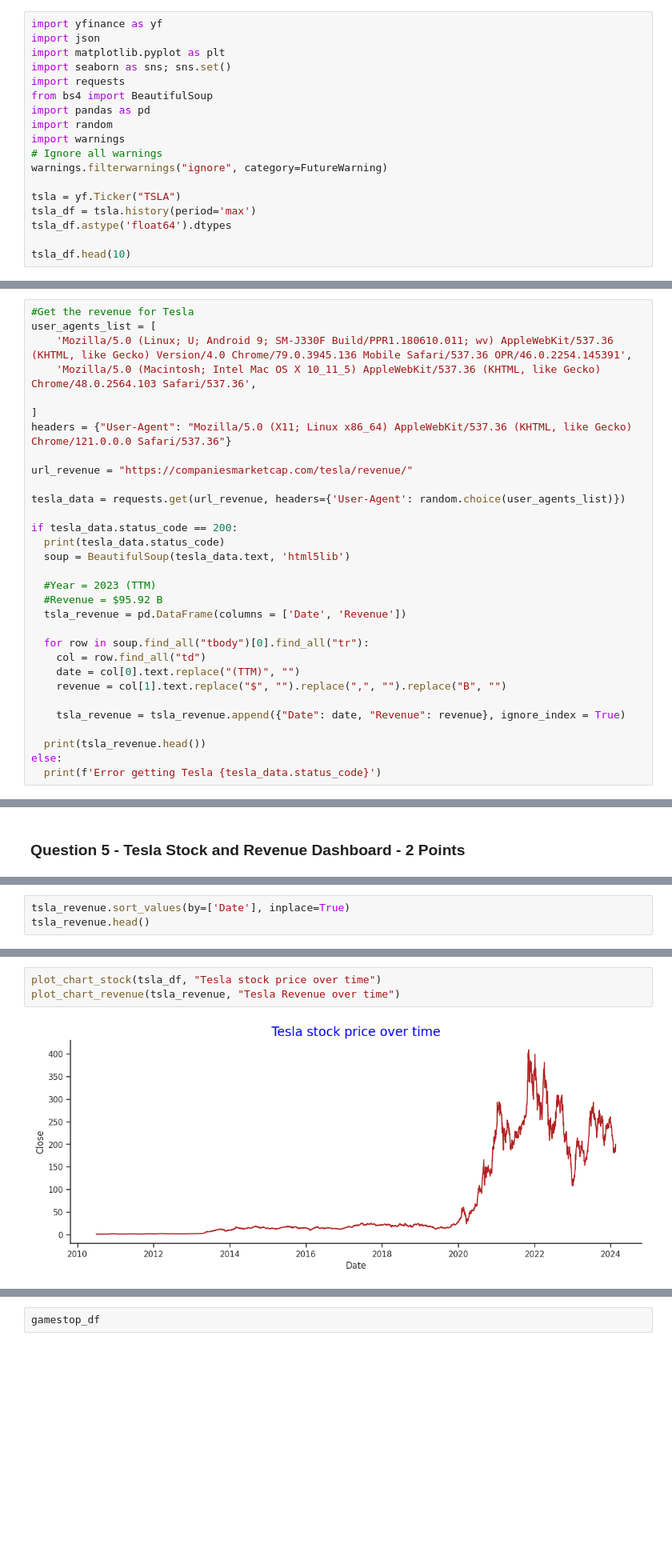
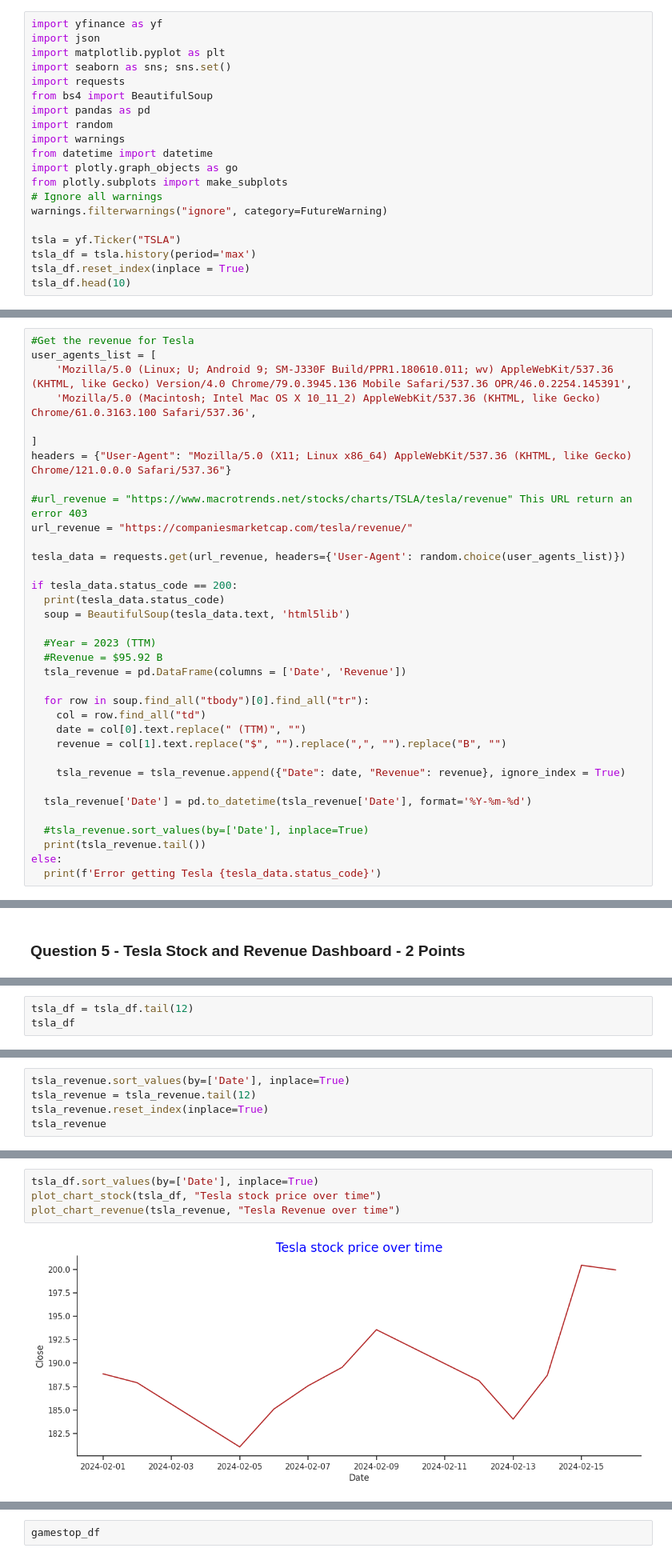
Before and after one commit to pauldiop/IBM-DATA-SCIENCE-COURSE, a Jupyter notebook: PaulD_Python_Project_Final.ipynb, the cells around one changed output, grey strips where cells are left out. Shown: that part at 80% size. Drawn from its saved outputs; the diff is of its cells as text; blank space fills up the shorter version.

```diff
--- a/PaulD_Python_Project_Final.ipynb
+++ b/PaulD_Python_Project_Final.ipynb
@@ -13,12 +13,14 @@ from bs4 import BeautifulSoup
 import pandas as pd
 import random
 import warnings
+from datetime import datetime
+import plotly.graph_objects as go
+from plotly.subplots import make_subplots
 # Ignore all warnings
 warnings.filterwarnings("ignore", category=FutureWarning)
 
 tsla = yf.Ticker("TSLA")
 tsla_df = tsla.history(period='max')
-tsla_df.astype('float64').dtypes
-
+tsla_df.reset_index(inplace = True)
 tsla_df.head(10)
 # %% [output]
@@ -40,11 +41,12 @@ tsla_df.head(10)
 #Get the revenue for Tesla
 user_agents_list = [
     'Mozilla/5.0 (Linux; U; Android 9; SM-J330F Build/PPR1.180610.011; wv) AppleWebKit/537.36 (KHTML, like Gecko) Version/4.0 Chrome/79.0.3945.136 Mobile Safari/537.36 OPR/46.0.2254.145391',
-    'Mozilla/5.0 (Macintosh; Intel Mac OS X 10_11_5) AppleWebKit/537.36 (KHTML, like Gecko) Chrome/48.0.2564.103 Safari/537.36',
+    'Mozilla/5.0 (Macintosh; Intel Mac OS X 10_11_2) AppleWebKit/537.36 (KHTML, like Gecko) Chrome/61.0.3163.100 Safari/537.36',
 
 ]
 headers = {"User-Agent": "Mozilla/5.0 (X11; Linux x86_64) AppleWebKit/537.36 (KHTML, like Gecko) Chrome/121.0.0.0 Safari/537.36"}
 
+#url_revenue = "https://www.macrotrends.net/stocks/charts/TSLA/tesla/revenue" This URL return an error 403
 url_revenue = "https://companiesmarketcap.com/tesla/revenue/"
 
 tesla_data = requests.get(url_revenue, headers={'User-Agent': random.choice(user_agents_list)})
@@ -59,12 +61,15 @@ if tesla_data.status_code == 200:
 
   for row in soup.find_all("tbody")[0].find_all("tr"):
     col = row.find_all("td")
-    date = col[0].text.replace("(TTM)", "")
+    date = col[0].text.replace(" (TTM)", "")
     revenue = col[1].text.replace("$", "").replace(",", "").replace("B", "")
 
     tsla_revenue = tsla_revenue.append({"Date": date, "Revenue": revenue}, ignore_index = True)
 
-  print(tsla_revenue.head())
+  tsla_revenue['Date'] = pd.to_datetime(tsla_revenue['Date'], format='%Y-%m-%d')
+
+  #tsla_revenue.sort_values(by=['Date'], inplace=True)
+  print(tsla_revenue.tail())
 else:
   print(f'Error getting Tesla {tesla_data.status_code}')
 # %% [output]
@@ -248,0 +260,3 @@ tsla_df.head()
+# %%
+tsla_df = tsla_df.tail(12)
+tsla_df
@@ -249,4 +277,6 @@ tsla_df.head()
 # %%
 tsla_revenue.sort_values(by=['Date'], inplace=True)
-tsla_revenue.head()
+tsla_revenue = tsla_revenue.tail(12)
+tsla_revenue.reset_index(inplace=True)
+tsla_revenue
 # %% [output]
@@ -259,5 +300,6 @@ tsla_revenue.head()
 # %%
+tsla_df.sort_values(by=['Date'], inplace=True)
 plot_chart_stock(tsla_df, "Tesla stock price over time")
 plot_chart_revenue(tsla_revenue, "Tesla Revenue over time")
 # %% [output]
-[figure, old version]
+[figure, new version]
```
Also changed, not shown: parts of 14 cells of this notebook.
